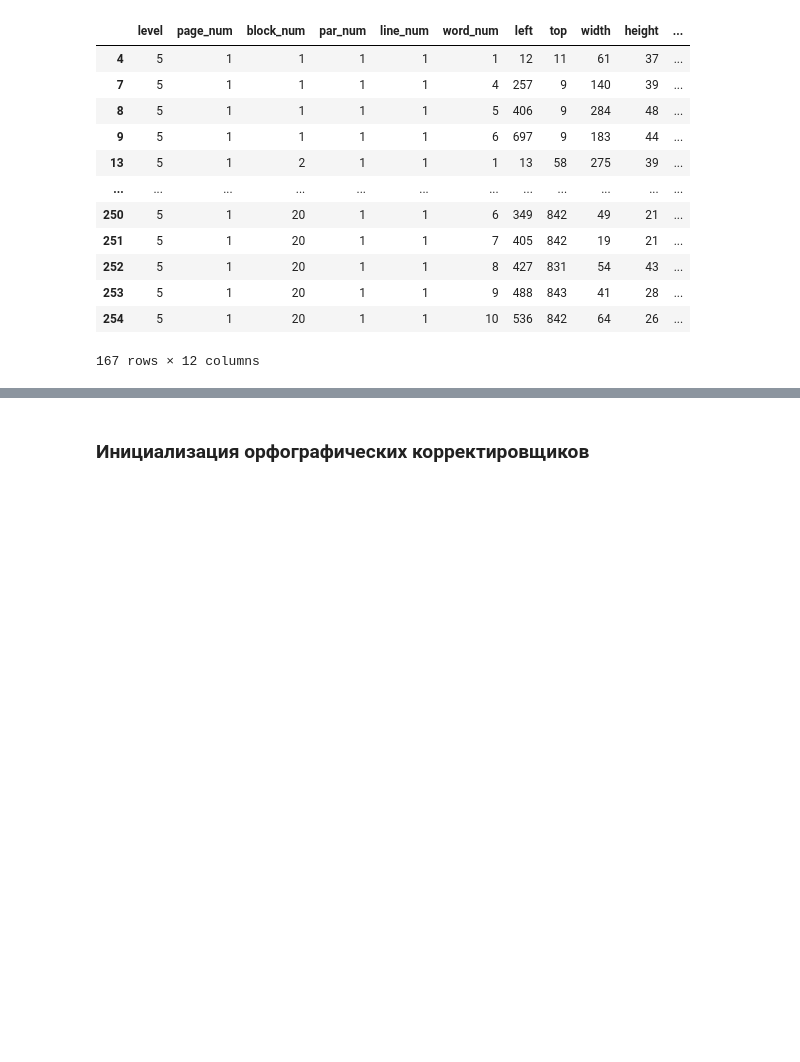
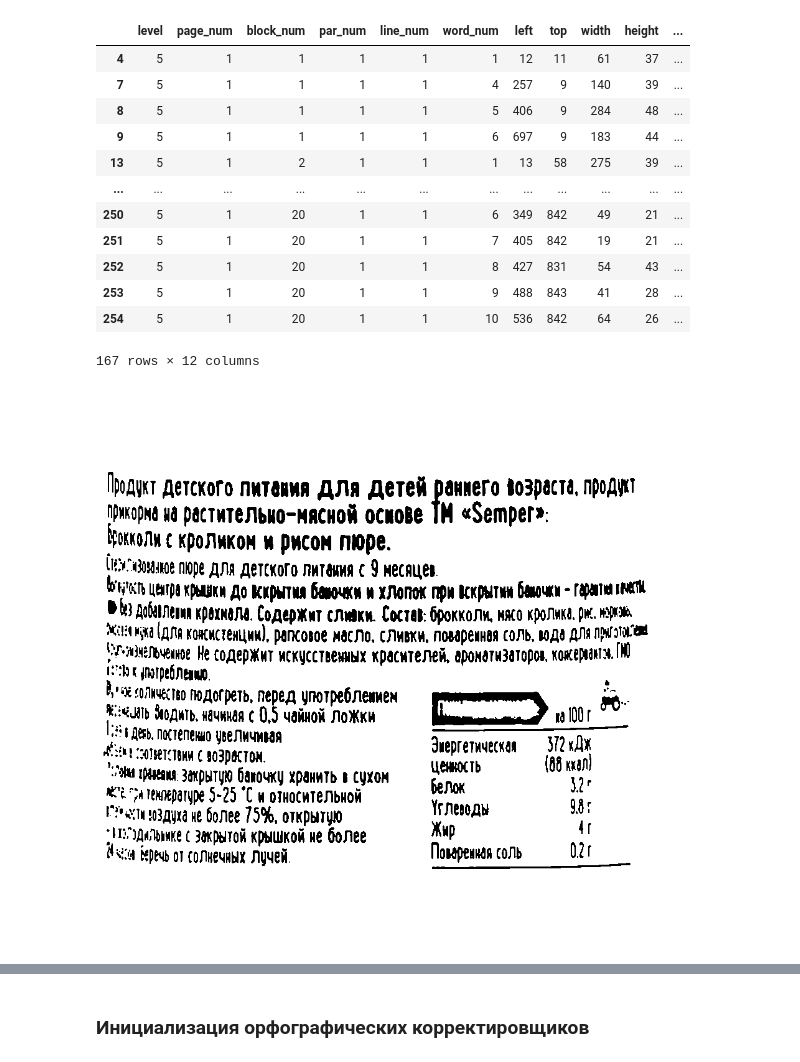
Before and after one commit to blvckmarker/incredible-nmic-tpm, a Jupyter notebook: common.ipynb, the cells around one changed output, grey strips where cells are left out. Cells and saved outputs as stored; diff of their text form; code cells hidden in the pictures; blank space fills up the shorter version.

```diff
--- a/common.ipynb
+++ b/common.ipynb
@@ -93,6 +93,10 @@ data
 | 253 | 5 | 1 | 20 | 1 | 1 | 9 | 488 | 843 | 41 | 28 | ... |
 | 254 | 5 | 1 | 20 | 1 | 1 | 10 | 536 | 842 | 64 | 26 | ... |
 167 rows × 12 columns
+# %%
+Image.fromarray(prepared_img)
+# %% [output]
+[figure, added]
 # %%
 ' '.join(data['text'])
 # %% [output]
```
Also changed, not shown: parts of 9 cells of this notebook, 1 other file.
